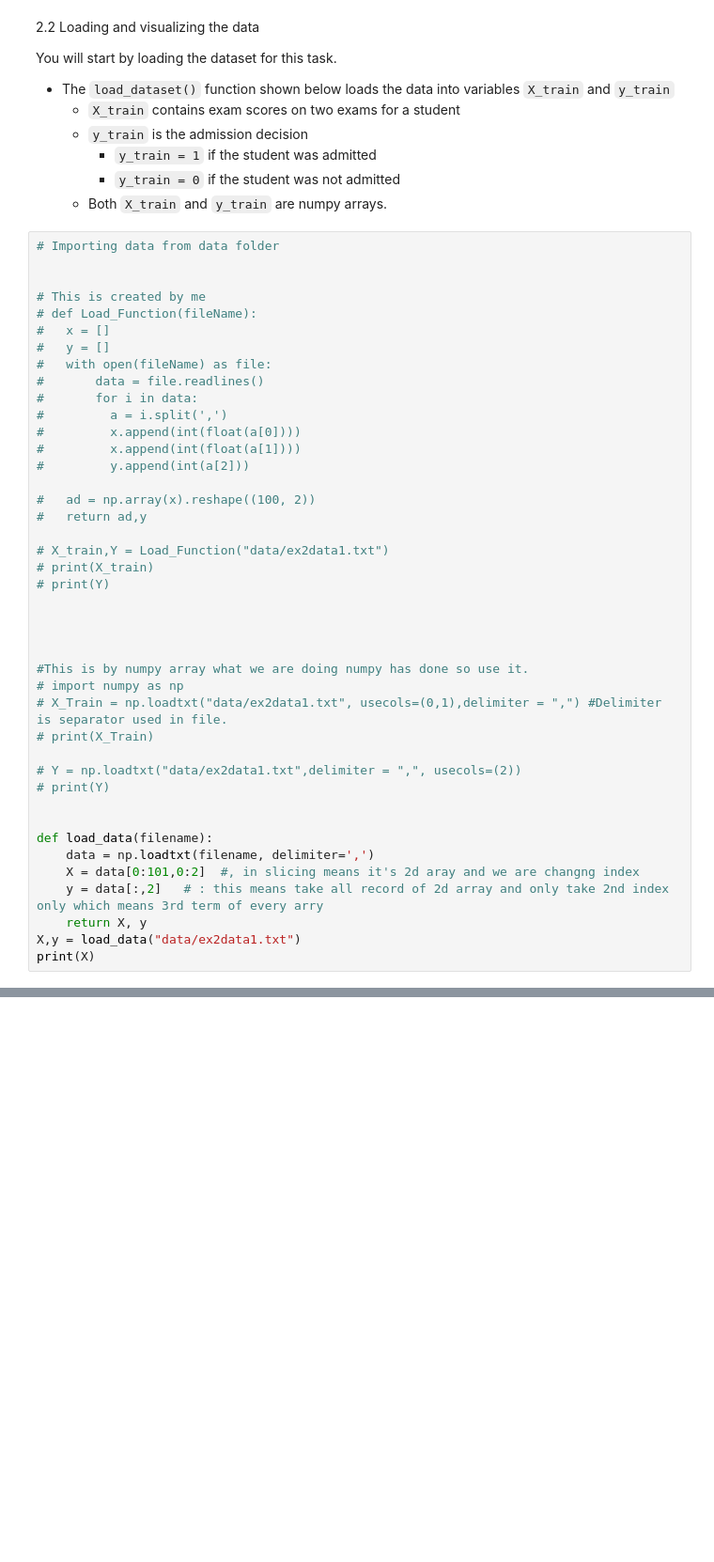
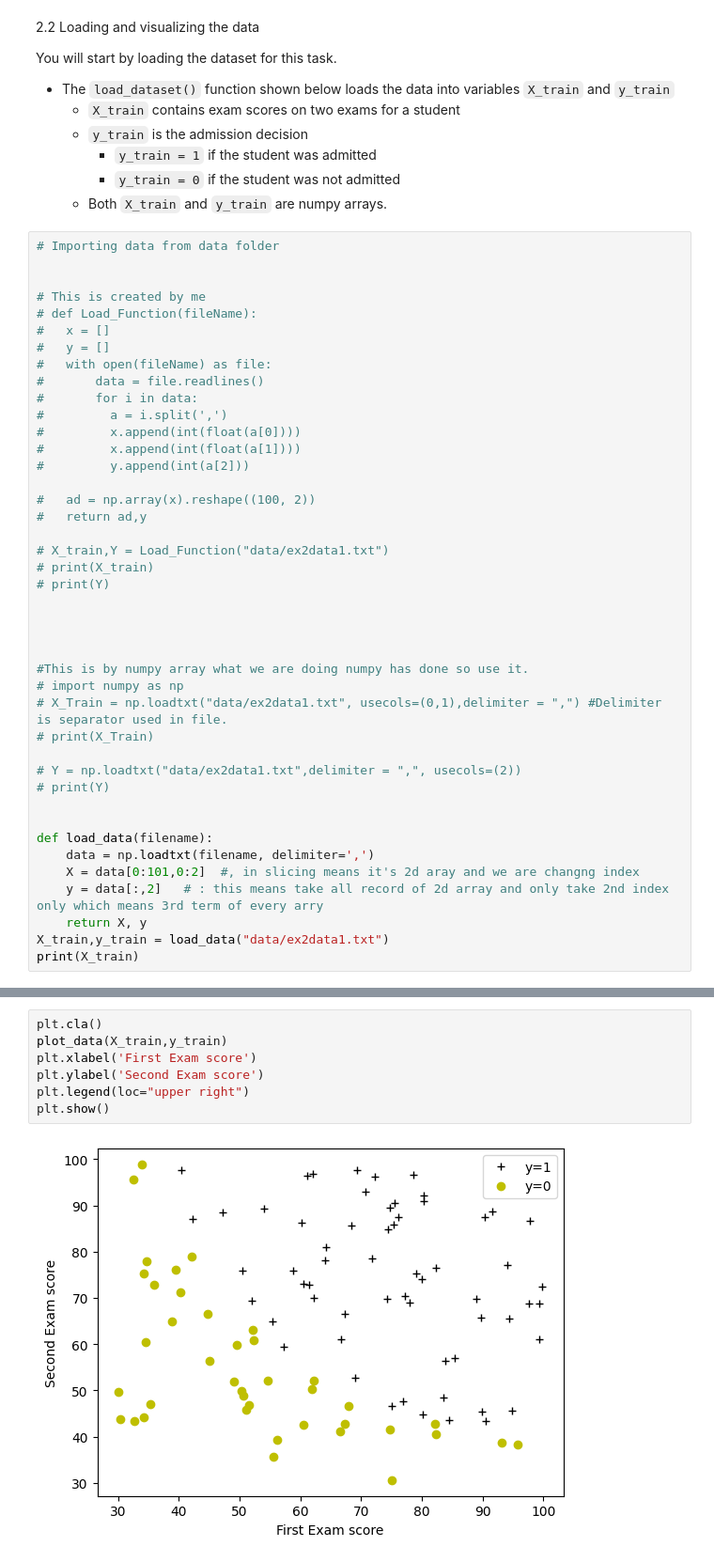
Before and after one commit to Kd-Here/Machine-Learning, a Jupyter notebook: Week3Assignment/PracticseLab.ipynb, the cells around one changed output, grey strips where cells are left out. Shown at 94% size. Saved outputs shown, nothing was run; the diff lists cells and outputs as text; blank space fills up the shorter version.

```diff
--- a/Week3Assignment/PracticseLab.ipynb
+++ b/Week3Assignment/PracticseLab.ipynb
@@ -72,8 +72,8 @@ def load_data(filename):
     X = data[0:101,0:2]  #, in slicing means it's 2d aray and we are changng index
     y = data[:,2]   # : this means take all record of 2d array and only take 2nd index only which means 3rd term of every arry
     return X, y
-X,y = load_data("data/ex2data1.txt")
-print(X)
+X_train,y_train = load_data("data/ex2data1.txt")
+print(X_train)
 # %% [output]
 [[34.62365962 78.02469282]
  [30.28671077 43.89499752]
@@ -94,0 +139,9 @@ print(X)
+# %%
+plt.cla()
+plot_data(X_train,y_train)
+plt.xlabel('First Exam score')
+plt.ylabel('Second Exam score')
+plt.legend(loc="upper right")
+plt.show()
+# %% [output]
+[figure, added]
```
Also changed, not shown: parts of 32 cells of this notebook, 1 other file.
